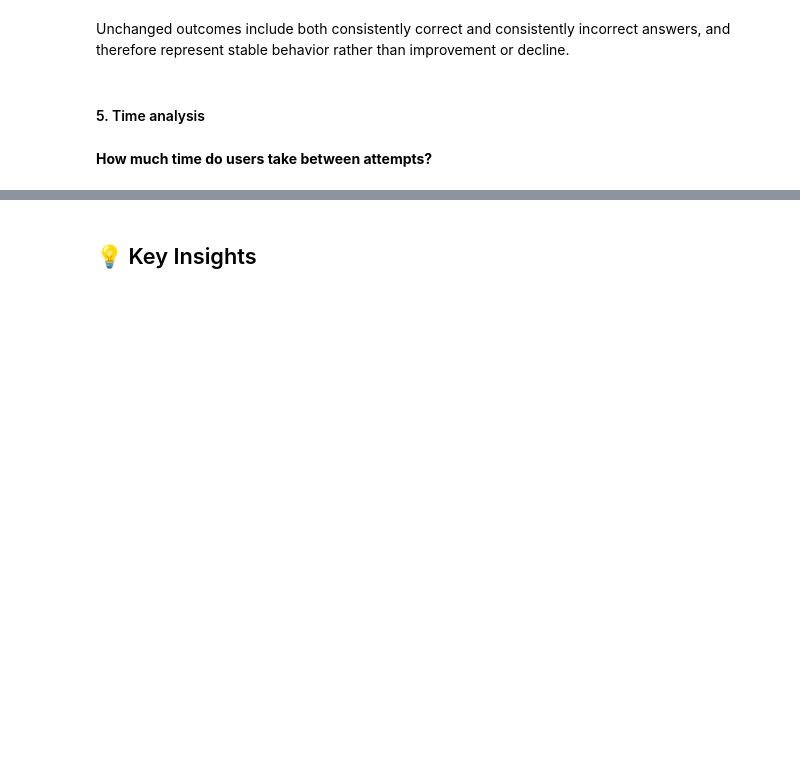
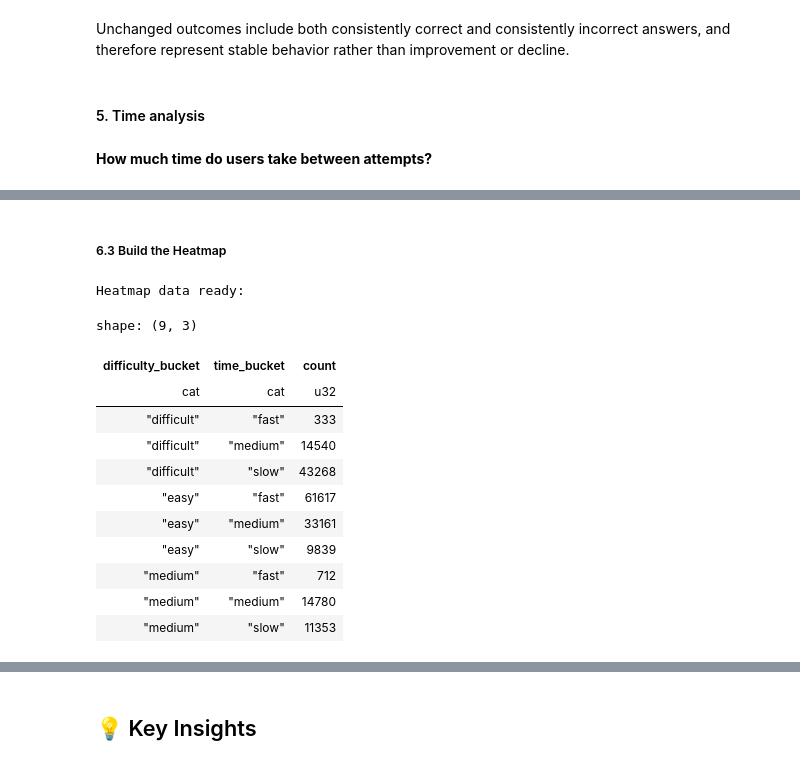
Before and after one commit to doumiSaloua/driving-license-analysis, a Jupyter notebook: Notebooks/analysis.ipynb, the cells around one changed output, grey strips where cells are left out. Saved outputs shown, nothing was run; the diff lists cells and outputs as text; code cells hidden in the pictures; blank space fills up the shorter version.

```diff
--- a/Notebooks/analysis.ipynb
+++ b/Notebooks/analysis.ipynb
@@ -779,0 +842,26 @@ Some users require many attempts while still achieving low success rates, indica
+# %% [markdown]
+##### 6.3 Build the Heatmap
+# %%
+heatmap_data = (
+    df_time
+    .group_by(["difficulty_bucket", "time_bucket"])
+    .agg(pl.len().alias("count"))
+    .sort("difficulty_bucket", "time_bucket")
+)
+
+print("Heatmap data ready:")
+heatmap_data
+# %% [output]
+Heatmap data ready:
+shape: (9, 3)
+| difficulty_bucket | time_bucket | count |
+| cat | cat | u32 |
+| "difficult" | "fast" | 333 |
+| "difficult" | "medium" | 14540 |
+| "difficult" | "slow" | 43268 |
+| "easy" | "fast" | 61617 |
+| "easy" | "medium" | 33161 |
+| "easy" | "slow" | 9839 |
+| "medium" | "fast" | 712 |
+| "medium" | "medium" | 14780 |
+| "medium" | "slow" | 11353 |
```
Also changed, not shown: parts of 26 cells of this notebook.
